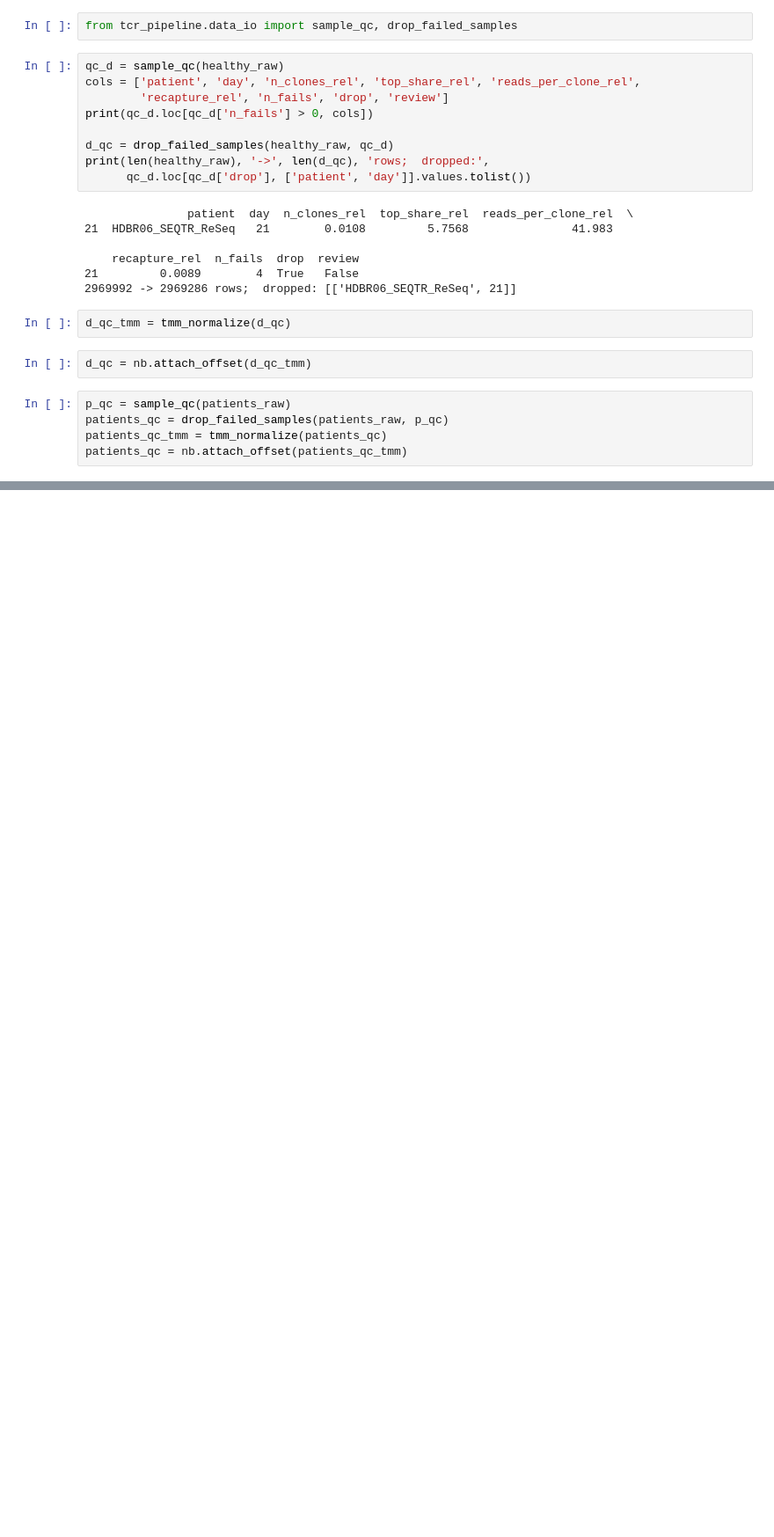
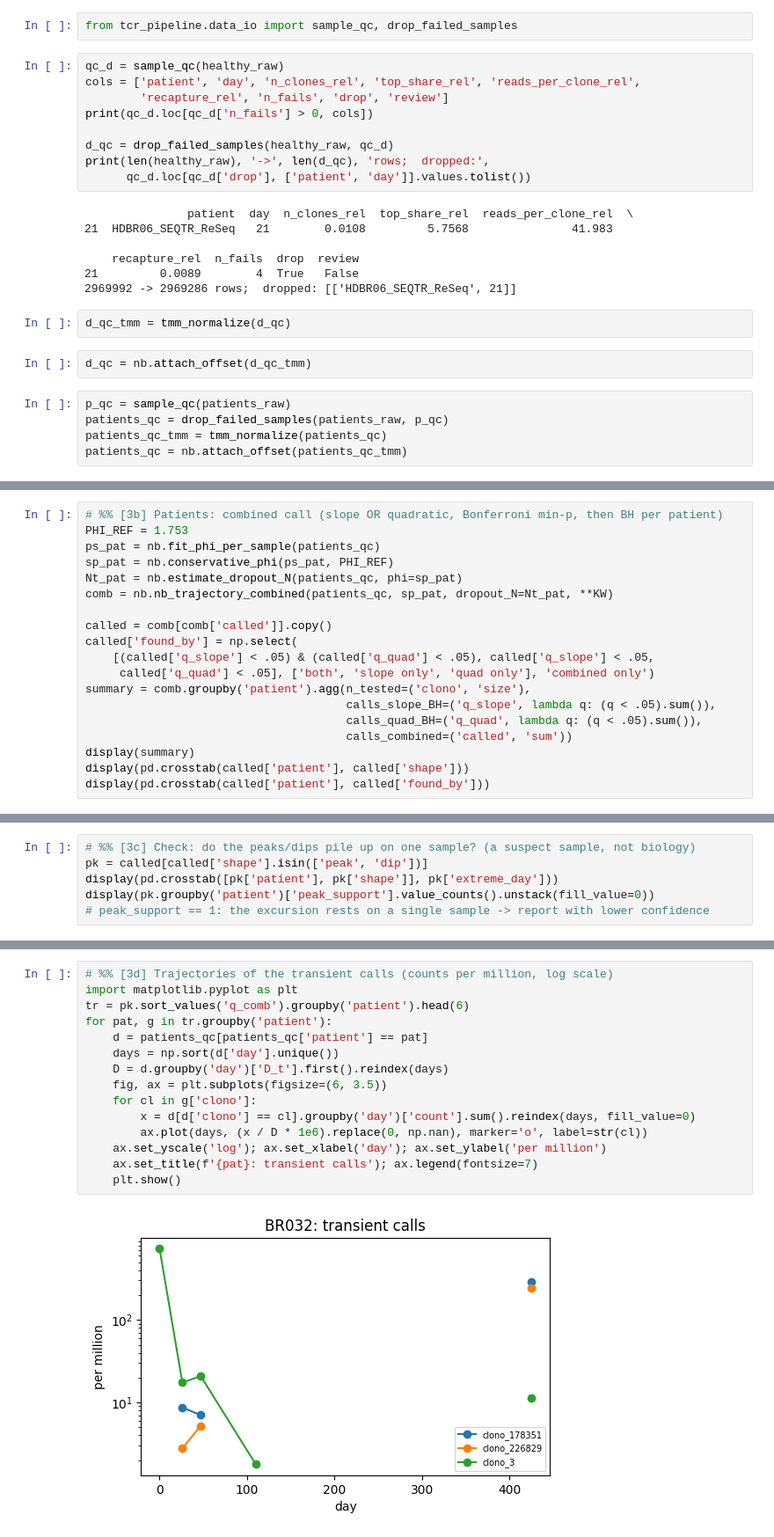
Before and after one commit to leogabcz/VHIO-colab, a Jupyter notebook: notebooks/NB_v2.ipynb, the cells around one changed output, grey strips where cells are left out. Shown at 88% size. Cells and saved outputs as stored; diff of their text form; blank space fills up the shorter version.

Commit message:
Tests with quadratic fit

```diff
--- a/notebooks/NB_v2.ipynb
+++ b/notebooks/NB_v2.ipynb
@@ -314,0 +174,19 @@ BR052        3693         7      5        2         8     7        69         0.
+# %%
+# %% [3b] Patients: combined call (slope OR quadratic, Bonferroni min-p, then BH per patient)
+PHI_REF = 1.753
+ps_pat = nb.fit_phi_per_sample(patients_qc)
+sp_pat = nb.conservative_phi(ps_pat, PHI_REF)
+Nt_pat = nb.estimate_dropout_N(patients_qc, phi=sp_pat)
+comb = nb.nb_trajectory_combined(patients_qc, sp_pat, dropout_N=Nt_pat, **KW)
+
+called = comb[comb['called']].copy()
+called['found_by'] = np.select(
+    [(called['q_slope'] < .05) & (called['q_quad'] < .05), called['q_slope'] < .05,
+     called['q_quad'] < .05], ['both', 'slope only', 'quad only'], 'combined only')
+summary = comb.groupby('patient').agg(n_tested=('clono', 'size'),
+                                      calls_slope_BH=('q_slope', lambda q: (q < .05).sum()),
+                                      calls_quad_BH=('q_quad', lambda q: (q < .05).sum()),
+                                      calls_combined=('called', 'sum'))
+display(summary)
+display(pd.crosstab(called['patient'], called['shape']))
+display(pd.crosstab(called['patient'], called['found_by']))
@@ -314,0 +216,6 @@ BR052        3693         7      5        2         8     7        69         0.
+# %%
+# %% [3c] Check: do the peaks/dips pile up on one sample? (a suspect sample, not biology)
+pk = called[called['shape'].isin(['peak', 'dip'])]
+display(pd.crosstab([pk['patient'], pk['shape']], pk['extreme_day']))
+display(pk.groupby('patient')['peak_support'].value_counts().unstack(fill_value=0))
+# peak_support == 1: the excursion rests on a single sample -> report with lower confidence
@@ -314,0 +238,17 @@ BR052        3693         7      5        2         8     7        69         0.
+# %%
+# %% [3d] Trajectories of the transient calls (counts per million, log scale)
+import matplotlib.pyplot as plt
+tr = pk.sort_values('q_comb').groupby('patient').head(6)
+for pat, g in tr.groupby('patient'):
+    d = patients_qc[patients_qc['patient'] == pat]
+    days = np.sort(d['day'].unique())
+    D = d.groupby('day')['D_t'].first().reindex(days)
+    fig, ax = plt.subplots(figsize=(6, 3.5))
+    for cl in g['clono']:
+        x = d[d['clono'] == cl].groupby('day')['count'].sum().reindex(days, fill_value=0)
+        ax.plot(days, (x / D * 1e6).replace(0, np.nan), marker='o', label=str(cl))
+    ax.set_yscale('log'); ax.set_xlabel('day'); ax.set_ylabel('per million')
+    ax.set_title(f'{pat}: transient calls'); ax.legend(fontsize=7)
+    plt.show()
+# %% [output]
+[figure, added]
```
Also changed, not shown: parts of 9 cells of this notebook, 2 other files.
